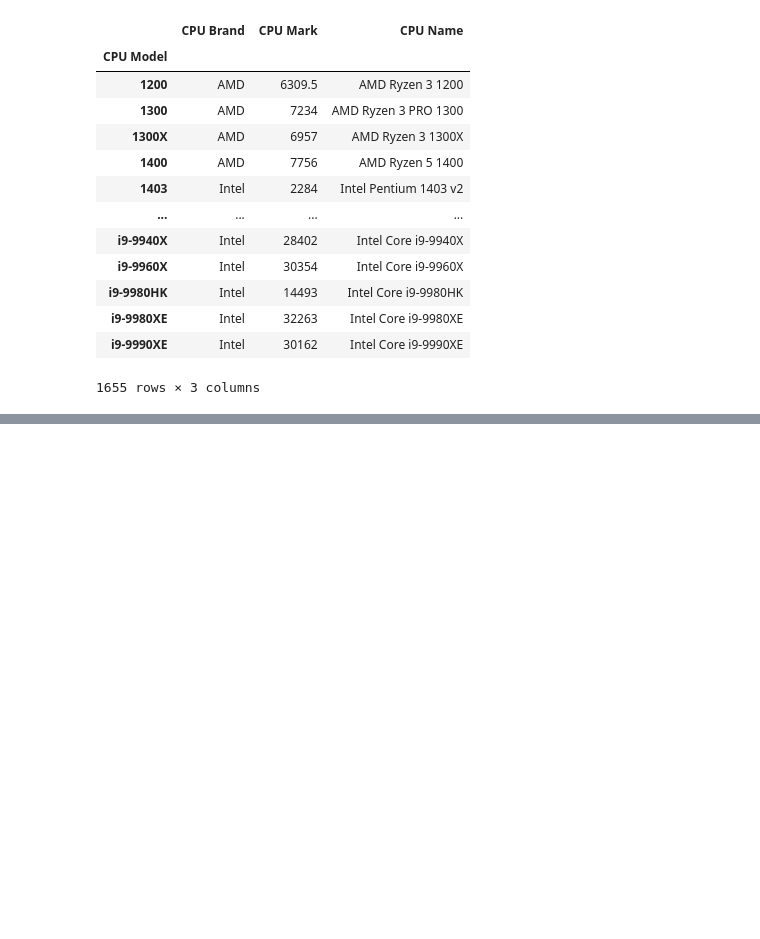
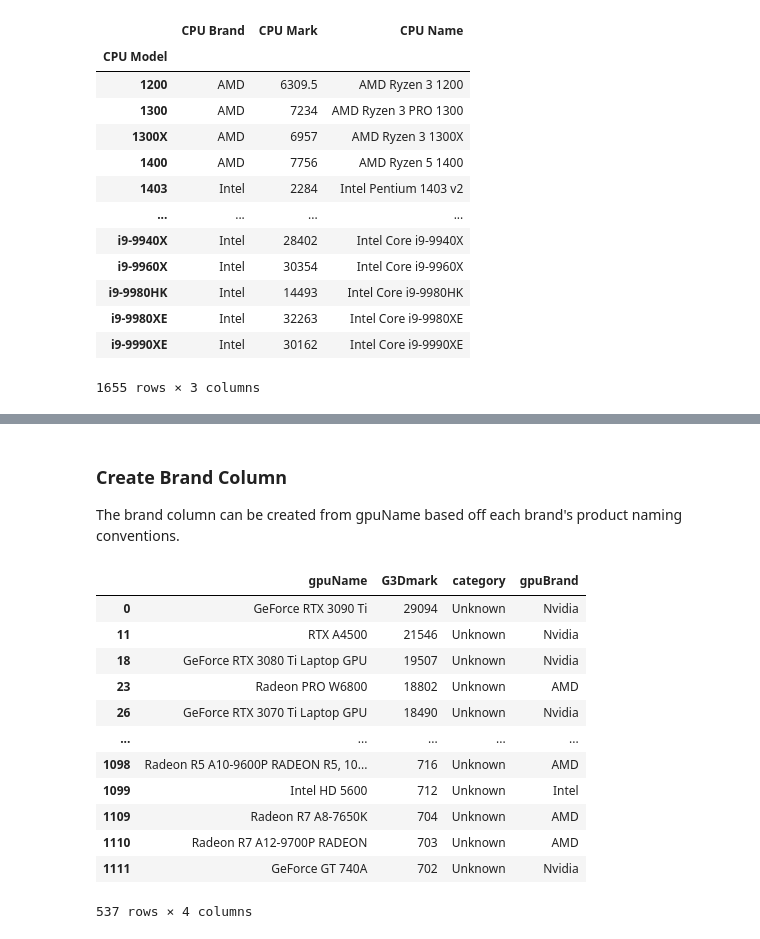
Before and after one commit to willzj6/Portfolio, a Jupyter notebook: Script3_pandaTransformation.ipynb, the cells around one changed output, grey strips where cells are left out. Cells and saved outputs as stored; diff of their text form; code cells hidden in the pictures; blank space fills up the shorter version.

```diff
--- a/Script3_pandaTransformation.ipynb
+++ b/Script3_pandaTransformation.ipynb
@@ -478,0 +613,9 @@ cpu_modify
+# %%
+# Remove irrelevant rows and columns
+gpu_modify = gpu_modify[(gpu_modify.category != 'Desktop') & (gpu_modify.category != 'Workstation')]
+gpu_modify.drop(gpu_modify[gpu_modify['gpuName'].str.contains('\+|/')].index, inplace=True)
+gpu_modify.drop(gpu_modify[~gpu_modify['gpuName'].str.contains('Intel|AMD|Nvidia|GeForce|Radeon|RTX|GTX|MX|Quadro|T\d\d\d', case=False)].index, inplace=True)
+gpu_modify.drop(gpu_modify[gpu_modify['gpuName'].str.contains('Radeon HD', case=False)].index, inplace=True)
+gpu_modify.drop(columns=['G2Dmark', 'price', 'gpuValue', 'TDP', 'powerPerformance', 'testDate'], inplace=True)
+gpu_modify.drop(gpu_modify[gpu_modify['G3Dmark']<700].index, inplace=True)
+gpu_modify
@@ -478,0 +636,28 @@ cpu_modify
+# %% [markdown]
+### Create Brand Column
+The brand column can be created from gpuName based off each brand's product naming conventions.
+# %%
+# Create brand column
+gpu_Conditions = [
+    gpu_modify.gpuName.str.contains('Intel', case = False),
+    gpu_modify.gpuName.str.contains('Nvidia|GeForce|GTX|RTX|T\d+', case = False),
+    gpu_modify.gpuName.str.contains('AMD|Radeon|RX', case=False)
+]
+gpu_Values = ['Intel', 'Nvidia', 'AMD']
+
+gpu_modify['gpuBrand'] = np.select(gpu_Conditions, gpu_Values, default='Unknown')
+gpu_modify
+# %% [output]
+|  | gpuName | G3Dmark | category | gpuBrand |
+| 0 | GeForce RTX 3090 Ti | 29094 | Unknown | Nvidia |
+| 11 | RTX A4500 | 21546 | Unknown | Nvidia |
+| 18 | GeForce RTX 3080 Ti Laptop GPU | 19507 | Unknown | Nvidia |
+| 23 | Radeon PRO W6800 | 18802 | Unknown | AMD |
+| 26 | GeForce RTX 3070 Ti Laptop GPU | 18490 | Unknown | Nvidia |
+| ... | ... | ... | ... | ... |
+| 1098 | Radeon R5 A10-9600P RADEON R5, 10... | 716 | Unknown | AMD |
+| 1099 | Intel HD 5600 | 712 | Unknown | Intel |
+| 1109 | Radeon R7 A8-7650K | 704 | Unknown | AMD |
+| 1110 | Radeon R7 A12-9700P RADEON | 703 | Unknown | AMD |
+| 1111 | GeForce GT 740A | 702 | Unknown | Nvidia |
+537 rows × 4 columns
```
Also changed, not shown: parts of 52 cells of this notebook.
